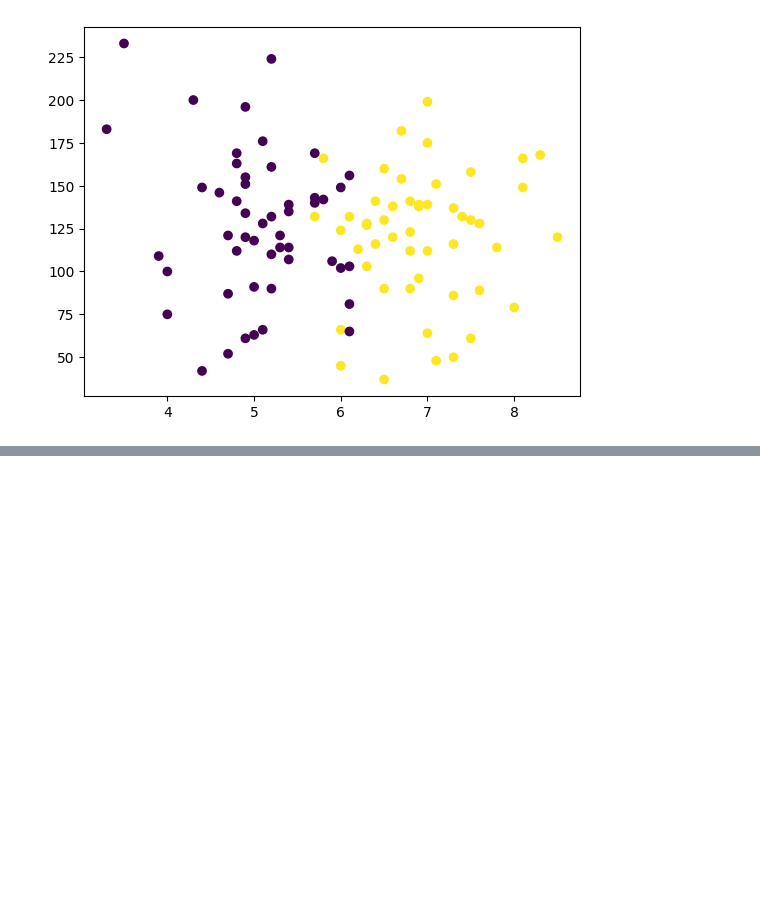
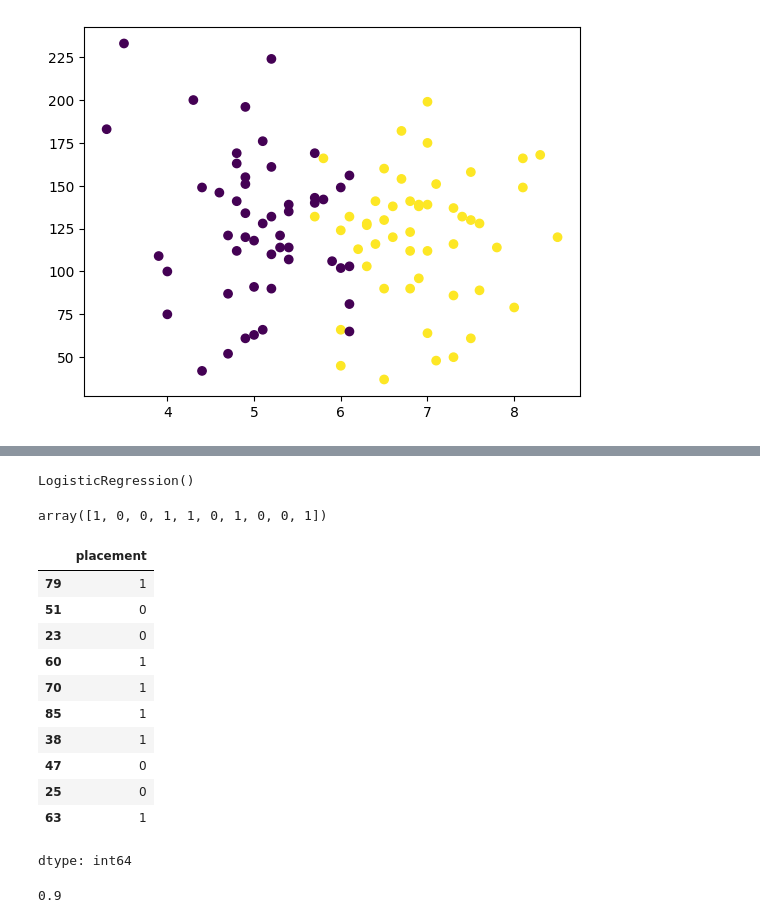
Before and after one commit to vinayakstha/ml-test, a Jupyter notebook: placement.ipynb, the cells around one changed output, grey strips where cells are left out. Cells and saved outputs as stored; diff of their text form; code cells hidden in the pictures; blank space fills up the shorter version.

Commit message:
train

```diff
--- a/placement.ipynb
+++ b/placement.ipynb
@@ -50,4 +50,4 @@ x = df.iloc[:,0:2]
 y = df.iloc[:, -1]
 # %%
 from sklearn.model_selection import train_test_split
-x_train, x_test, y_train, y_test = train_test_split(x,y, train_size=0.1)
+x_test, x_train, y_test, y_train = train_test_split(x,y, train_size=0.1)
@@ -53,0 +86,25 @@ x_train, x_test, y_train, y_test = train_test_split(x,y, train_size=0.1)
+# %%
+#model training
+clf.fit(x_train, y_train)
+# %% [output]
+LogisticRegression()
+# %%
+y_pred = clf.predict(x_test)
+y_pred
+# %% [output]
+array([1, 0, 0, 1, 1, 0, 1, 0, 0, 1])
+# %%
+y_test
+# %% [output]
+|  | placement |
+| 79 | 1 |
+| 51 | 0 |
+| 23 | 0 |
+| 60 | 1 |
+| 70 | 1 |
+| 85 | 1 |
+| 38 | 1 |
+| 47 | 0 |
+| 25 | 0 |
+| 63 | 1 |
+dtype: int64
@@ -53,0 +113,4 @@ x_train, x_test, y_train, y_test = train_test_split(x,y, train_size=0.1)
+# %%
+accuracy_score(y_test, y_pred)
+# %% [output]
+0.9
```
Also changed, not shown: parts of 8 cells of this notebook.
